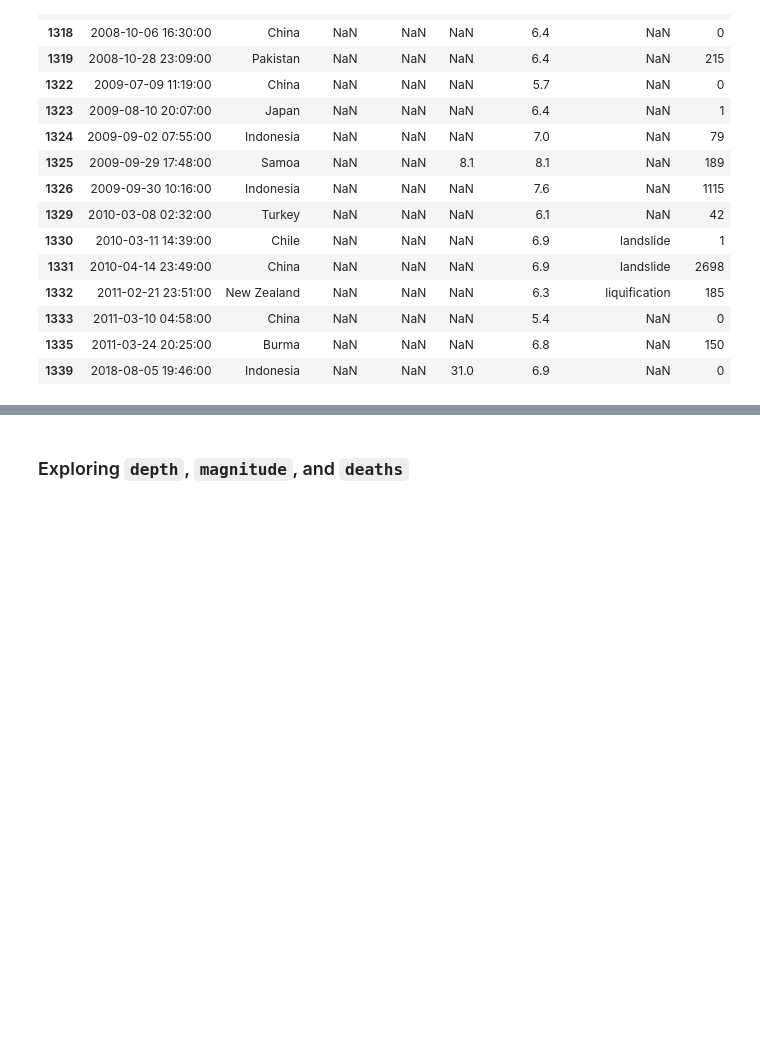
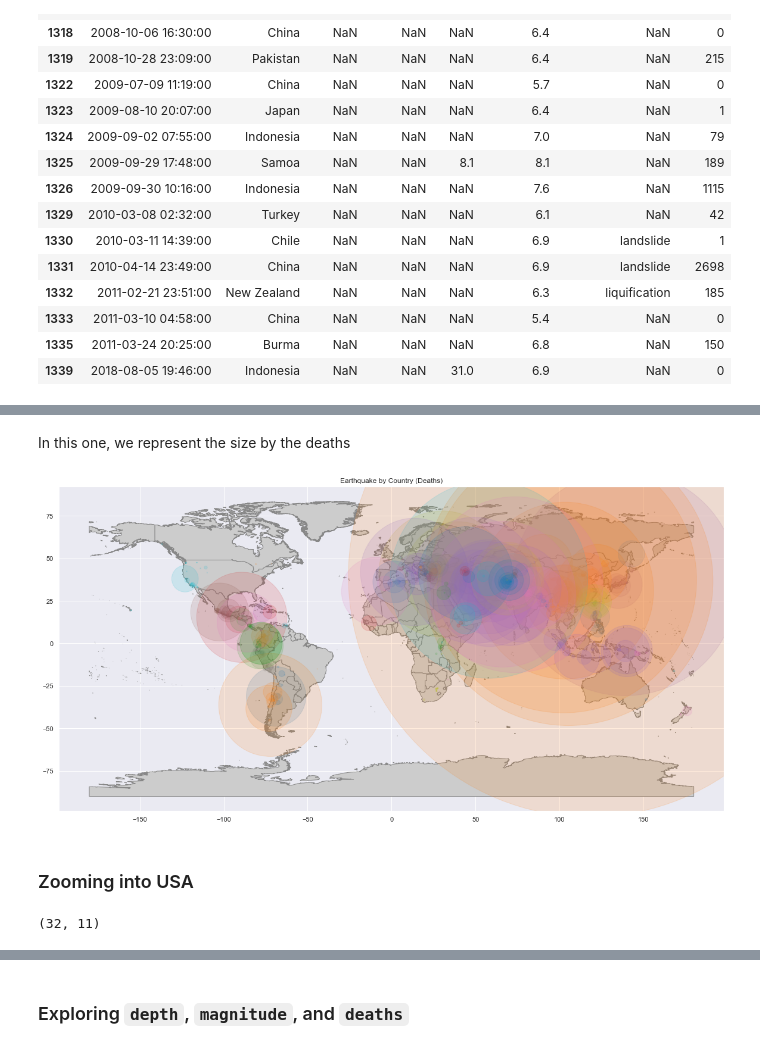
Before and after one commit to nss-data-science-cohort-4/dq3-earthquakes-amdquake, a Jupyter notebook: notebook/mr-part-1-analysis.ipynb, the cells around one changed output, grey strips where cells are left out. Cells and saved outputs as stored; diff of their text form; code cells hidden in the pictures; blank space fills up the shorter version.

```diff
--- a/notebook/mr-part-1-analysis.ipynb
+++ b/notebook/mr-part-1-analysis.ipynb
@@ -354,0 +478,38 @@ world_earthquakes[(world_earthquakes["latitude"].isna()) | (world_earthquakes["l
+# %% [markdown]
+In this one, we represent the size by the deaths
+# %%
+legend_kwds = {
+    'title': 'Countries',
+    'loc': 'best',
+    'bbox_to_anchor': (1, 1.03),
+    'ncol': 2
+}
+
+ax = worldmap.plot(#column = 'country',
+              figsize=(20, 15),
+              edgecolor = '#888',
+              legend = False,
+              legend_kwds = legend_kwds,
+              color='#ccc') # Qualitative color map from matplotlib
+
+earthquake_by_country.plot(ax = ax,
+                           column = 'country_left',
+                           alpha=0.15,
+                           markersize=earthquake_by_country['deaths'])
+#                           legend=True,
+#                            legend_kwds = legend_kwds
+
+plt.title("Earthquake by Country (Deaths)")
+plt.show();
+# %% [output]
+[figure, added]
+# %% [markdown]
+### Zooming into USA
+# %%
+earthquakes_in_usa = earthquake_by_country.loc[
+    (earthquake_by_country['country_left'] == 'United States') |
+    (earthquake_by_country['country_left'] == 'United States Minor Outlying Islands')
+]
+earthquakes_in_usa.shape
+# %% [output]
+(32, 11)
```
Also changed, not shown: parts of 30 cells of this notebook, 3 other files.
